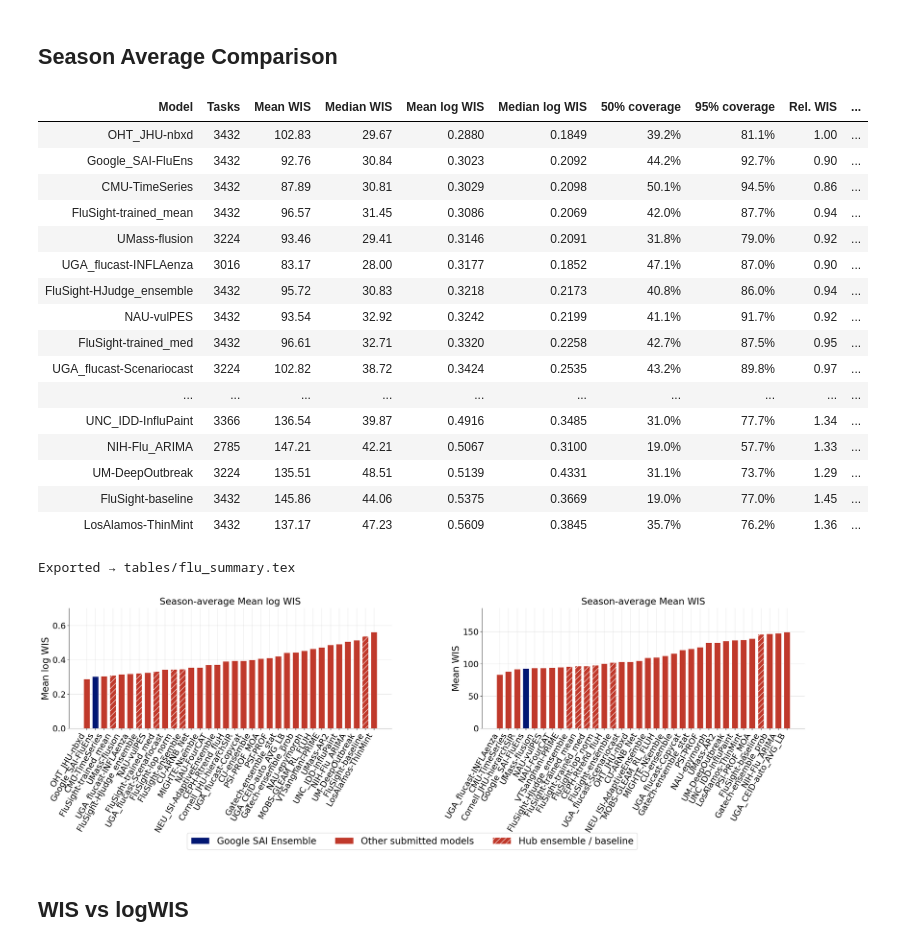
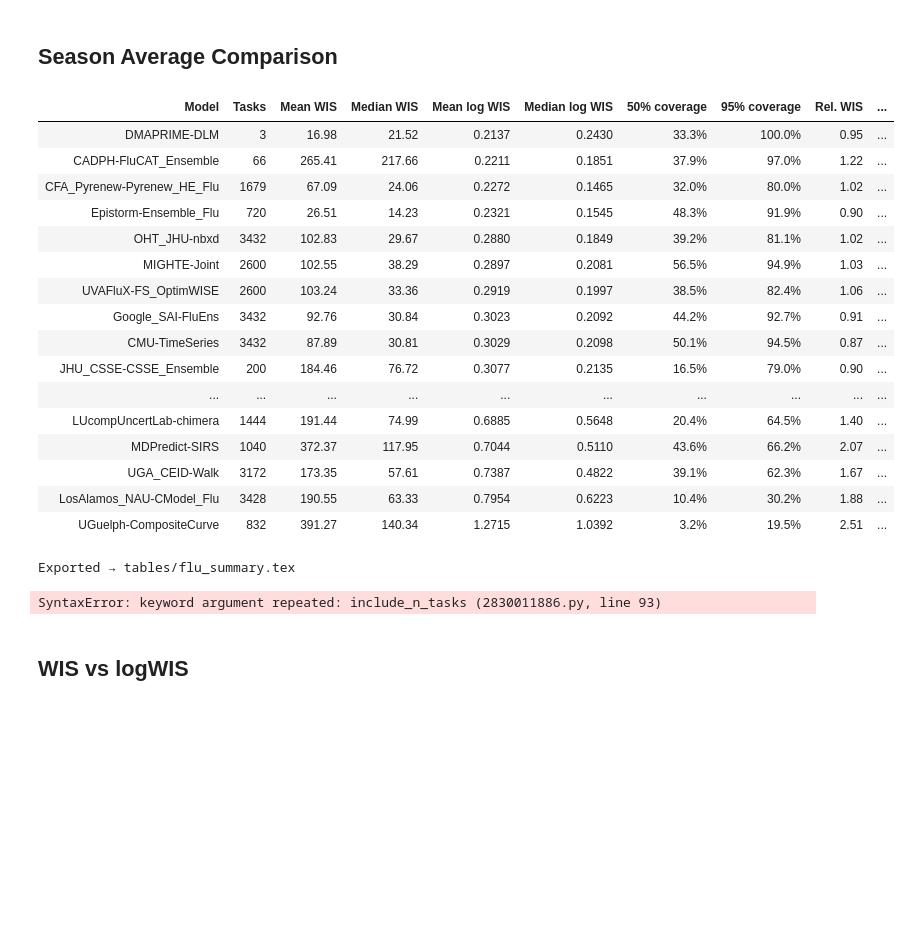
Before and after one commit to sarahmart/epi-hub-analysis, a Jupyter notebook: flu_analysis.ipynb, the cells around one changed output. Cells and saved outputs as stored; diff of their text form; code cells hidden in the pictures; blank space fills up the shorter version.

```diff
--- a/flu_analysis.ipynb
+++ b/flu_analysis.ipynb
@@ -79,8 +82,8 @@ _scoreable = scores.groupby(["reference_date", "horizon", "location"]).size()
 MAX_TASKS   = len(_scoreable)
 SCOREABLE_DH = scores.groupby(["reference_date", "horizon"]).ngroups
 
-ELIGIBILITY_THRESHOLD = 0.80
-MAX_WIS_THRESHOLD     = 150
+ELIGIBILITY_THRESHOLD = 0.0
+MAX_WIS_THRESHOLD     = 1000
 ENSEMBLE   = HUB.ensemble_id
 BASELINE   = HUB.baseline_id
 GOOGLE     = HUB.google_id
@@ -400,52 +405,53 @@ show_table(
         gmap=_rel_wis_log.to_frame(),
         vmin=-_rel_lim,
         vmax=_rel_lim,
         axis=None,
     )
     .background_gradient(
         subset=["Rel. log WIS"],
         cmap=_cmap_rel,
         gmap=_rel_log_wis_log.to_frame(),
         vmin=-_rel_log_lim,
         vmax=_rel_log_lim,
         axis=None,
     )
     .apply(
         lambda s: [f"color: {GOOGLE_PINK}; font-weight: bold"
                    if v == GOOGLE else "" for v in s],
         subset=["Model"], axis=0,
     )
     .hide(axis="index"),
     "summary", prefix=TABLE_PREFIX, export=EXPORT_TABLES,
 )
 
 P.plot_season_bars(
     summary,
     MODEL_COLOUR, MODEL_HATCH,
     include_n_tasks=False,
     save_path=os.path.join(PLTS_TO, f"{FOR_DISEASE}_main_summary_bars.png"),
-    legend_buffer=-0.35
+    legend_buffer=-0.35,
+    include_n_tasks=True
 )
 # %% [output]
 | Model | Tasks | Mean WIS | Median WIS | Mean log WIS | Median log WIS | 50% coverage | 95% coverage | Rel. WIS | ... |
-| OHT_JHU-nbxd | 3432 | 102.83 | 29.67 | 0.2880 | 0.1849 | 39.2% | 81.1% | 1.00 | ... |
-| Google_SAI-FluEns | 3432 | 92.76 | 30.84 | 0.3023 | 0.2092 | 44.2% | 92.7% | 0.90 | ... |
-| CMU-TimeSeries | 3432 | 87.89 | 30.81 | 0.3029 | 0.2098 | 50.1% | 94.5% | 0.86 | ... |
-| FluSight-trained_mean | 3432 | 96.57 | 31.45 | 0.3086 | 0.2069 | 42.0% | 87.7% | 0.94 | ... |
-| UMass-flusion | 3224 | 93.46 | 29.41 | 0.3146 | 0.2091 | 31.8% | 79.0% | 0.92 | ... |
-| UGA_flucast-INFLAenza | 3016 | 83.17 | 28.00 | 0.3177 | 0.1852 | 47.1% | 87.0% | 0.90 | ... |
-| FluSight-HJudge_ensemble | 3432 | 95.72 | 30.83 | 0.3218 | 0.2173 | 40.8% | 86.0% | 0.94 | ... |
-| NAU-vulPES | 3432 | 93.54 | 32.92 | 0.3242 | 0.2199 | 41.1% | 91.7% | 0.92 | ... |
-| FluSight-trained_med | 3432 | 96.61 | 32.71 | 0.3320 | 0.2258 | 42.7% | 87.5% | 0.95 | ... |
-| UGA_flucast-Scenariocast | 3224 | 102.82 | 38.72 | 0.3424 | 0.2535 | 43.2% | 89.8% | 0.97 | ... |
+| DMAPRIME-DLM | 3 | 16.98 | 21.52 | 0.2137 | 0.2430 | 33.3% | 100.0% | 0.95 | ... |
+| CADPH-FluCAT_Ensemble | 66 | 265.41 | 217.66 | 0.2211 | 0.1851 | 37.9% | 97.0% | 1.22 | ... |
+| CFA_Pyrenew-Pyrenew_HE_Flu | 1679 | 67.09 | 24.06 | 0.2272 | 0.1465 | 32.0% | 80.0% | 1.02 | ... |
+| Epistorm-Ensemble_Flu | 720 | 26.51 | 14.23 | 0.2321 | 0.1545 | 48.3% | 91.9% | 0.90 | ... |
+| OHT_JHU-nbxd | 3432 | 102.83 | 29.67 | 0.2880 | 0.1849 | 39.2% | 81.1% | 1.02 | ... |
+| MIGHTE-Joint | 2600 | 102.55 | 38.29 | 0.2897 | 0.2081 | 56.5% | 94.9% | 1.03 | ... |
+| UVAFluX-FS_OptimWISE | 2600 | 103.24 | 33.36 | 0.2919 | 0.1997 | 38.5% | 82.4% | 1.06 | ... |
+| Google_SAI-FluEns | 3432 | 92.76 | 30.84 | 0.3023 | 0.2092 | 44.2% | 92.7% | 0.91 | ... |
+| CMU-TimeSeries | 3432 | 87.89 | 30.81 | 0.3029 | 0.2098 | 50.1% | 94.5% | 0.87 | ... |
+| JHU_CSSE-CSSE_Ensemble | 200 | 184.46 | 76.72 | 0.3077 | 0.2135 | 16.5% | 79.0% | 0.90 | ... |
 | ... | ... | ... | ... | ... | ... | ... | ... | ... | ... |
-| UNC_IDD-InfluPaint | 3366 | 136.54 | 39.87 | 0.4916 | 0.3485 | 31.0% | 77.7% | 1.34 | ... |
-| NIH-Flu_ARIMA | 2785 | 147.21 | 42.21 | 0.5067 | 0.3100 | 19.0% | 57.7% | 1.33 | ... |
-| UM-DeepOutbreak | 3224 | 135.51 | 48.51 | 0.5139 | 0.4331 | 31.1% | 73.7% | 1.29 | ... |
-| FluSight-baseline | 3432 | 145.86 | 44.06 | 0.5375 | 0.3669 | 19.0% | 77.0% | 1.45 | ... |
-| LosAlamos-ThinMint | 3432 | 137.17 | 47.23 | 0.5609 | 0.3845 | 35.7% | 76.2% | 1.36 | ... |
+| LUcompUncertLab-chimera | 1444 | 191.44 | 74.99 | 0.6885 | 0.5648 | 20.4% | 64.5% | 1.40 | ... |
+| MDPredict-SIRS | 1040 | 372.37 | 117.95 | 0.7044 | 0.5110 | 43.6% | 66.2% | 2.07 | ... |
+| UGA_CEID-Walk | 3172 | 173.35 | 57.61 | 0.7387 | 0.4822 | 39.1% | 62.3% | 1.67 | ... |
+| LosAlamos_NAU-CModel_Flu | 3428 | 190.55 | 63.33 | 0.7954 | 0.6223 | 10.4% | 30.2% | 1.88 | ... |
+| UGuelph-CompositeCurve | 832 | 391.27 | 140.34 | 1.2715 | 1.0392 | 3.2% | 19.5% | 2.51 | ... |
 Exported → tables/flu_summary.tex
-[figure, removed]
+SyntaxError: keyword argument repeated: include_n_tasks (2830011886.py, line 93)
 # %% [markdown]
 ## WIS vs logWIS
 # %%
```
Also changed, not shown: parts of 9 cells of this notebook, 1 other file.
